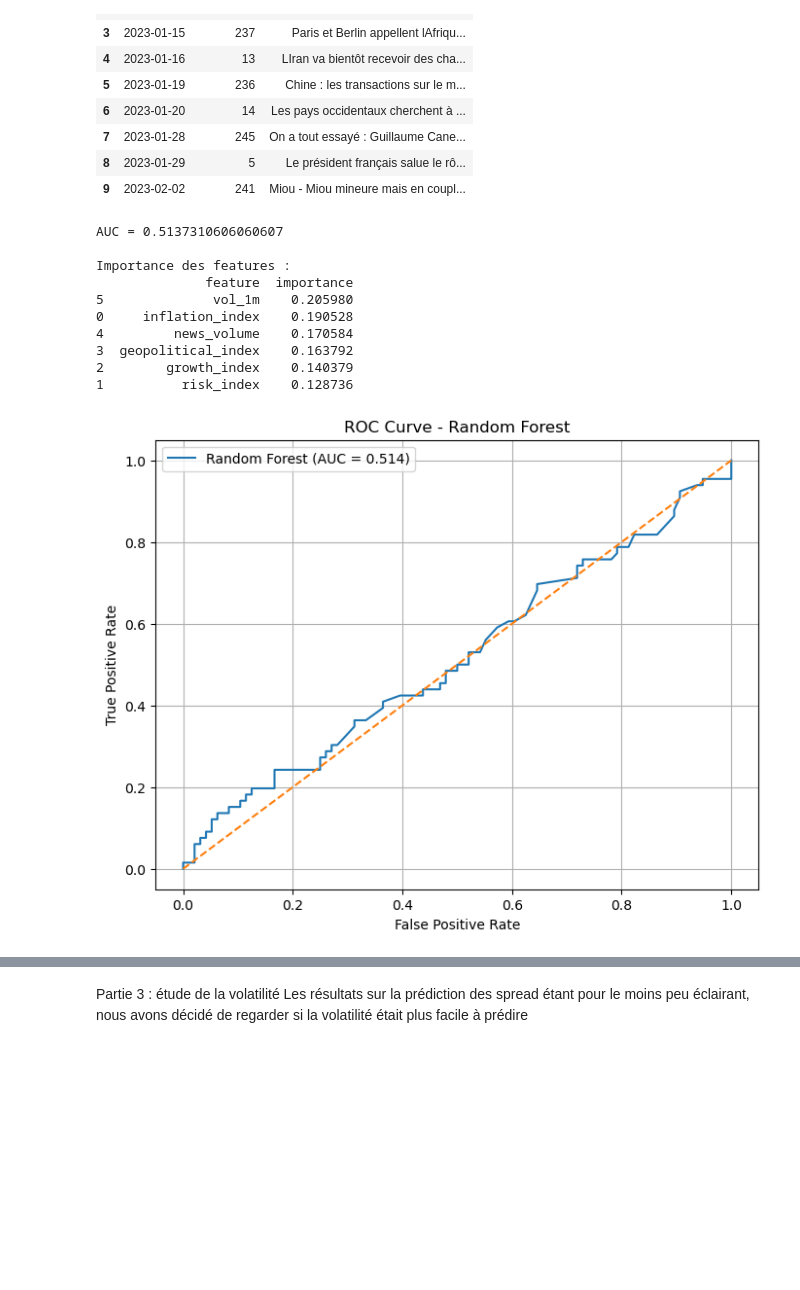
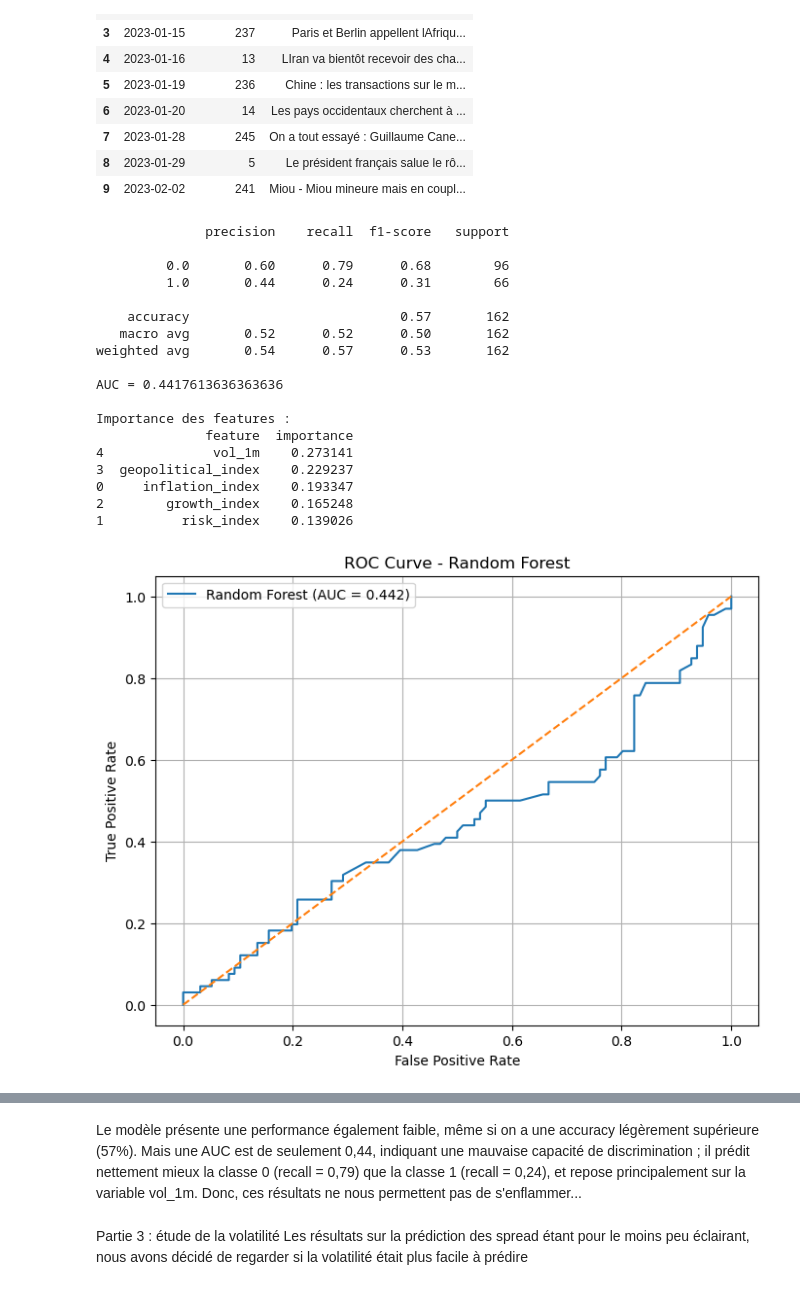
Before and after one commit to MarionSrl/ml-news-spread, a Jupyter notebook: notebooks/01_data_collection_VMM.ipynb, the cells around one changed output, grey strips where cells are left out. Cells and saved outputs as stored; diff of their text form; code cells hidden in the pictures; blank space fills up the shorter version.

```diff
--- a/notebooks/01_data_collection_VMM.ipynb
+++ b/notebooks/01_data_collection_VMM.ipynb
@@ -1212,25 +902,13 @@ feature_cols = [
     "geopolitical_index"
 ]
 
-# normalisation par volume d'articles
-for col in feature_cols:
-    daily_titles_gdelt_europe[col] = (
-        daily_titles_gdelt_europe[col] / daily_titles_gdelt_europe["n_articles"].replace(0, 1)
-    )
 
-# feature bonus : volume de news
-daily_titles_gdelt_europe["news_volume"] = daily_titles_gdelt_europe["n_articles"]
-feature_cols = feature_cols + ["news_volume"]
-
-# lissage léger pour réduire le bruit
 for col in feature_cols:
     daily_titles_gdelt_europe[col] = daily_titles_gdelt_europe[col].rolling(7, min_periods=1).mean()
-
-# on garde une base news propre
 daily_titles_gdelt_europe = daily_titles_gdelt_europe[["day"] + feature_cols].copy()
 
 # =========================================================
-# 4. PREPARATION DES DONNEES DE SPREAD (CORRIGÉ)
+# 4. PREPARATION DES DONNEES DE SPREAD
 # =========================================================
 
 spread_europe = spread.reset_index()[["date", "fr_10y", "de_10y", "spread"]].copy()
@@ -1274,10 +952,7 @@ data_final_europe["direction_t+1"] = (
 for col in feature_cols:
     data_final_europe[col] = data_final_europe[col].shift(1)
 
-# vol simple si tu veux une variable de contrôle
 data_final_europe["vol_1m"] = data_final_europe["spread"].rolling(20, min_periods=5).std()
-
-# nettoyage final
 data_final_europe = data_final_europe.dropna().copy()
 
 # =========================================================
@@ -1316,13 +991,14 @@ model = RandomForestClassifier(
     n_estimators=200,
     max_depth=5,
     min_samples_leaf=5,
-    class_weight="balanced",
+    class_weight="balanced", #mis par précaution comme en cours, mais les 2 classes sont plutôt équilibrées
     random_state=42
 )
 model.fit(X_train_scaled, y_train)
 
 y_pred = model.predict(X_test_scaled)
 y_pred_proba = model.predict_proba(X_test_scaled)[:, 1]
+print(classification_report(y_test, y_pred))
 
 
 auc = roc_auc_score(y_test, y_pred_proba)
@@ -1346,39 +1022,47 @@ print(feature_importance)
 
 fpr, tpr, thresholds = roc_curve(y_test, y_pred_proba)
 
 plt.figure(figsize=(8, 6))
 plt.plot(fpr, tpr, label=f"Random Forest (AUC = {auc:.3f})")
 plt.plot([0, 1], [0, 1], linestyle="--")
 plt.xlabel("False Positive Rate")
 plt.ylabel("True Positive Rate")
 plt.title("ROC Curve - Random Forest")
 plt.legend()
 plt.grid(True)
 plt.show()
 
 # =========================================================
 # 13. APERCU FINAL
 # =========================================================
 
 print("\nColonnes de data_final_europe :")
 print(data_final_europe.columns.tolist())
 
 print("\nAperçu :")
 print(data_final_europe.head())
 
 print("\nTaille finale :", data_final_europe.shape)
 print("\nRépartition de y :")
 print(y.value_counts(normalize=True))
 # %% [output]
-AUC = 0.5137310606060607
+              precision    recall  f1-score   support
+
+         0.0       0.60      0.79      0.68        96
+         1.0       0.44      0.24      0.31        66
+
+    accuracy                           0.57       162
+   macro avg       0.52      0.52      0.50       162
+weighted avg       0.54      0.57      0.53       162
+
+AUC = 0.4417613636363636
 
 Importance des features :
               feature  importance
-5              vol_1m    0.205980
-0     inflation_index    0.190528
-4         news_volume    0.170584
-3  geopolitical_index    0.163792
-2        growth_index    0.140379
-1          risk_index    0.128736
+4              vol_1m    0.273141
+3  geopolitical_index    0.229237
+0     inflation_index    0.193347
+2        growth_index    0.165248
+1          risk_index    0.139026
-[figure, old version]
+[figure, new version]
 Colonnes de data_final_europe :
@@ -1398,6 +1082,9 @@ direction_t+1
 0.0    0.593325
 1.0    0.406675
 Name: proportion, dtype: float64
+# %% [markdown]
+Le modèle présente une performance également faible, même si on a une accuracy légèrement supérieure (57%). Mais une AUC est de seulement 0,44, indiquant une mauvaise capacité de discrimination ; il prédit nettement mieux la classe 0 (recall = 0,79) que la classe 1 (recall = 0,24), et repose principalement sur la variable vol_1m.
+Donc, ces résultats ne nous permettent pas de s'enflammer...
 # %% [markdown]
 Partie 3 : étude de la volatilité
 Les résultats sur la prédiction des spread étant pour le moins peu éclairant, nous avons décidé de regarder si la volatilité était plus facile à prédire
```
Also changed, not shown: parts of 19 cells of this notebook, 1 other file.
